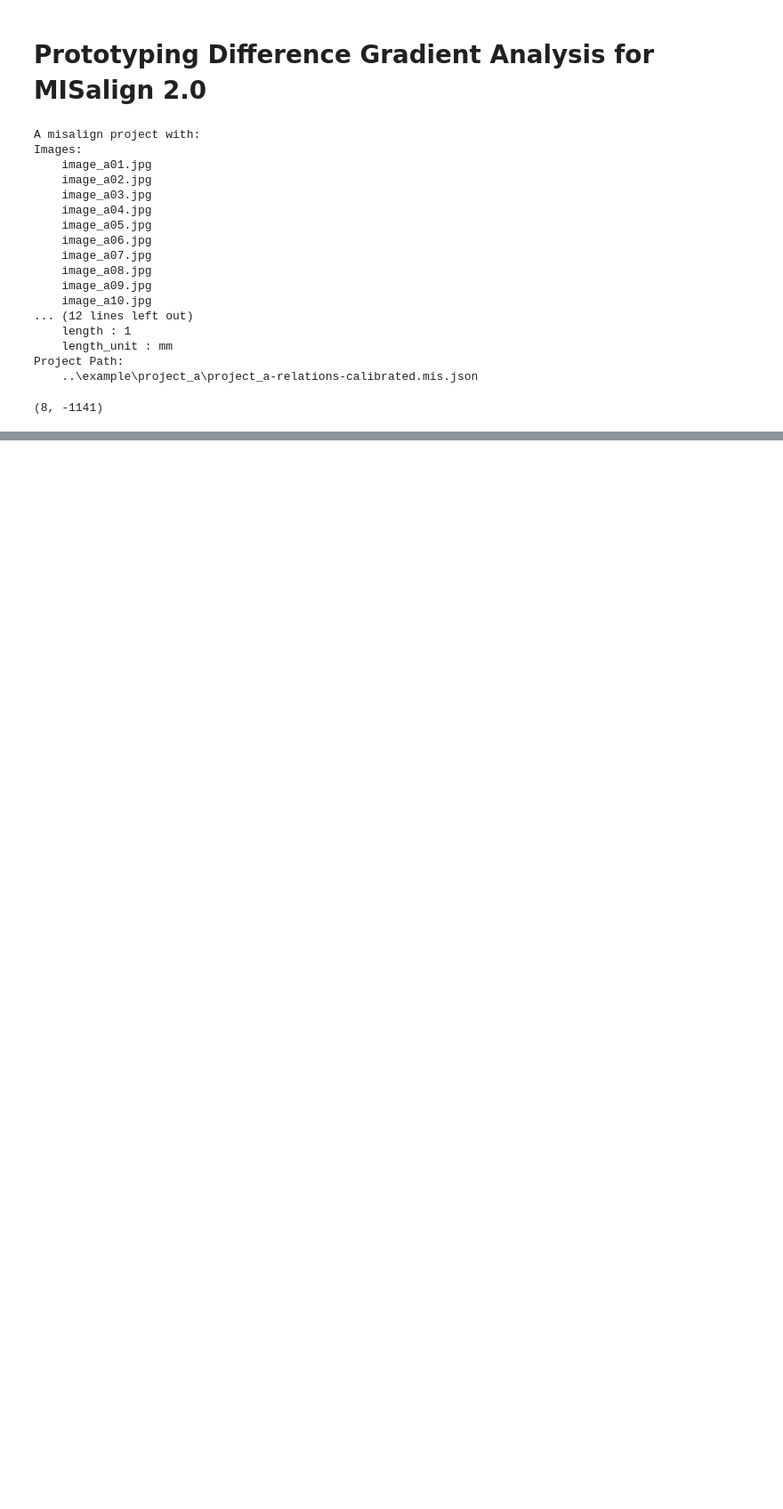
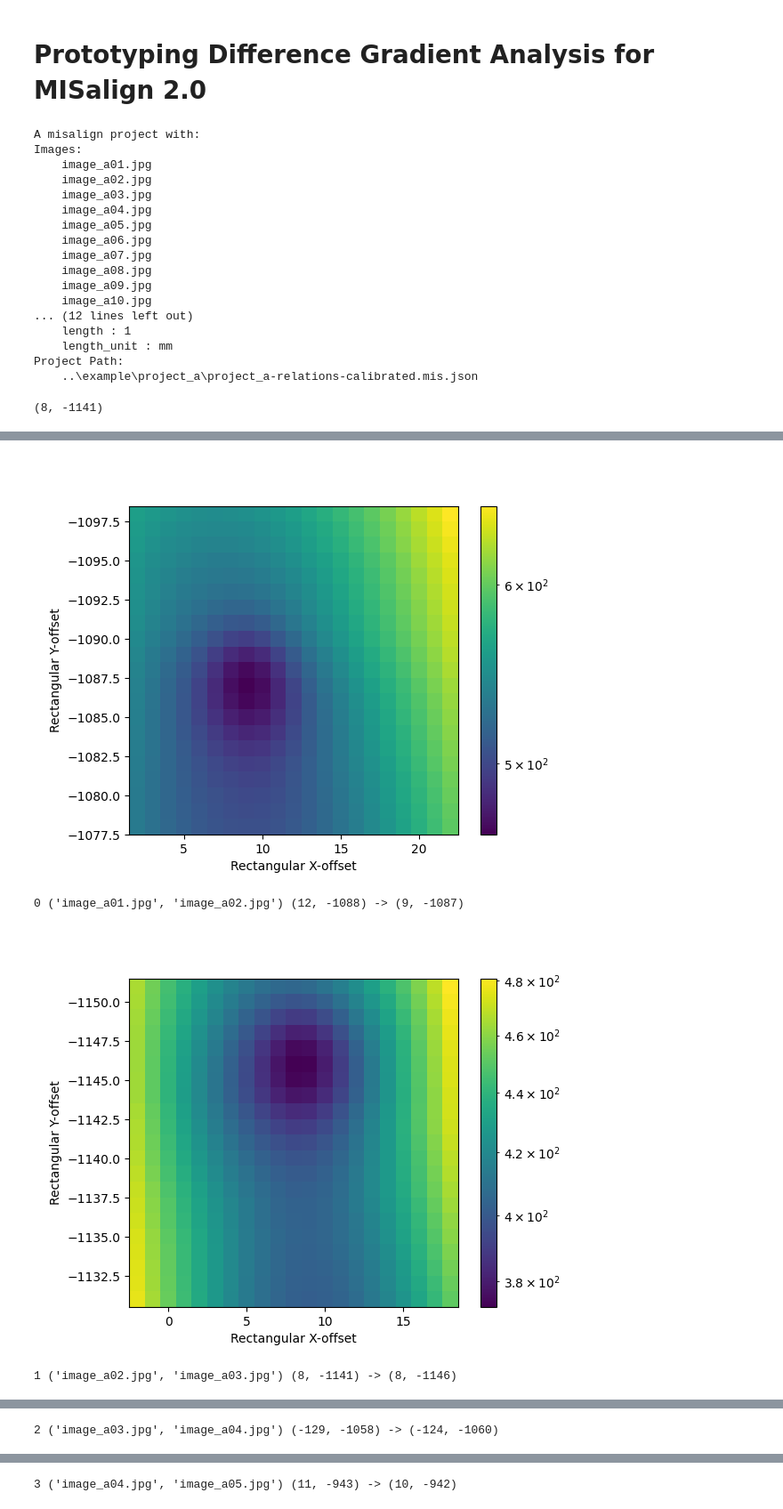
Before and after one commit to jess-garnett/MISalign, a Jupyter notebook: develop/difference_gradient_alignment.ipynb, the cells around one changed output, grey strips where cells are left out. Shown at 89% size. Saved outputs shown, nothing was run; the diff lists cells and outputs as text; code cells hidden in the pictures; blank space fills up the shorter version.

```diff
--- a/develop/difference_gradient_alignment.ipynb
+++ b/develop/difference_gradient_alignment.ipynb
@@ -56,0 +75,32 @@ plt.colorbar()
+# %%
+for i,relation in enumerate(mis_project.get_relations()):
+    dga_results=difference_gradient_analysis(
+            image_a=mis_project.get_image(relation.get_reference()[0]),
+            image_b=mis_project.get_image(relation.get_reference()[1]),
+            relation=relation,
+            strategy=strategy_full_grid,
+            metric=metric_squared_mean,
+            strategy_max_size=10,
+            )
+    plt.figure()
+    plt.imshow(dga_results["grid_results"].T,
+        norm=colors.LogNorm(vmin=np.nanmin(dga_results["grid_results"]),
+                            vmax=np.nanmax(dga_results["grid_results"])),
+        extent=(np.min(dga_results["grid"][0])-0.5,
+                np.max(dga_results["grid"][0])+0.5,
+                np.max(dga_results["grid"][1])+0.5,
+                np.min(dga_results["grid"][1])-0.5,), #xmin,xmax,ymin,ymax
+        )
+    plt.xlabel("Rectangular X-offset")
+    plt.ylabel("Rectangular Y-offset")
+    plt.colorbar()
+    plt.show()
+    mis_project.set_relation(i,MISRelationRectangular(image_pair=relation.get_reference(),
+                                                                                rectangular=dga_results["optimized_offset"],
+                                                                                note="Alignment with DGA"))
+    print(i,relation.get_reference(),relation.get_relation('r'),"->",dga_results["optimized_offset"])
+# %% [output]
+[figure, added]
+0 ('image_a01.jpg', 'image_a02.jpg') (12, -1088) -> (9, -1087)
+[figure, added]
+1 ('image_a02.jpg', 'image_a03.jpg') (8, -1141) -> (8, -1146)
@@ -56,0 +108 @@ plt.colorbar()
+2 ('image_a03.jpg', 'image_a04.jpg') (-129, -1058) -> (-124, -1060)
@@ -56,0 +110 @@ plt.colorbar()
+3 ('image_a04.jpg', 'image_a05.jpg') (11, -943) -> (10, -942)
```
Also changed, not shown: parts of 6 cells of this notebook, 2 other files.
